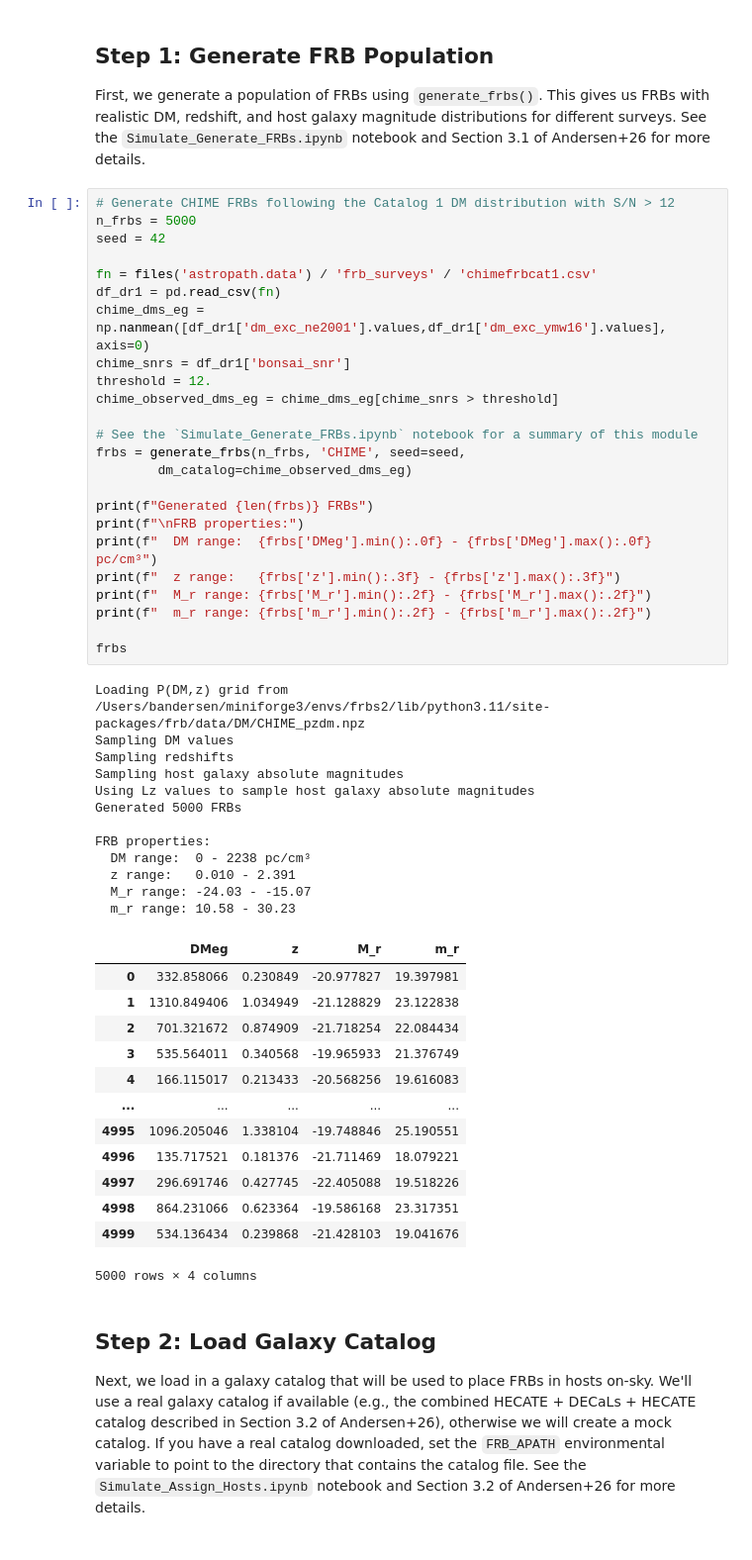
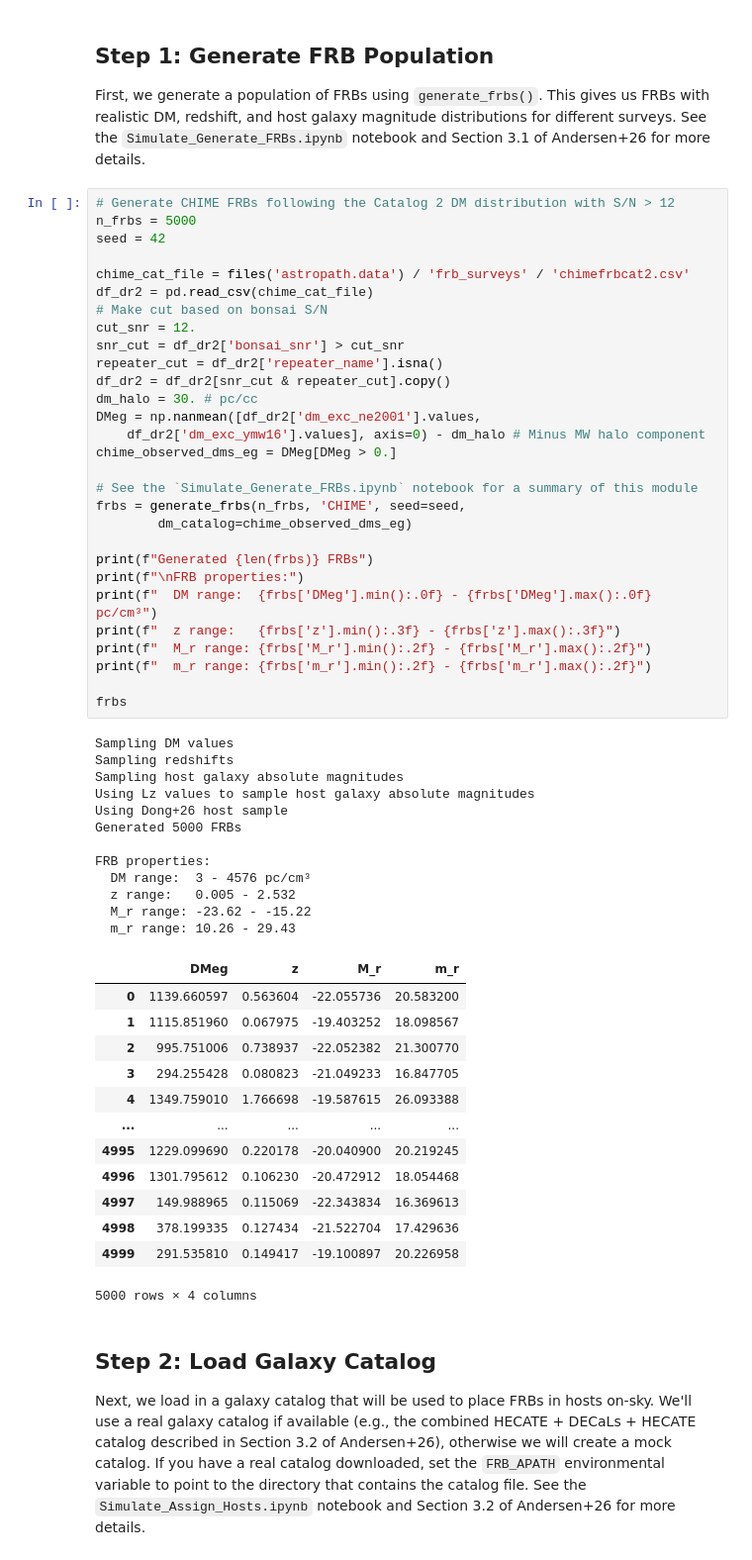
Before and after one commit to FRBs/astropath, a Jupyter notebook: docs/nb/Simulate_Run_PATH.ipynb, the cells around one changed output. Shown at 99% size. Cells and saved outputs as stored; diff of their text form.

```diff
--- a/docs/nb/Simulate_Run_PATH.ipynb
+++ b/docs/nb/Simulate_Run_PATH.ipynb
@@ -79,54 +81,59 @@ If you wish to use the halos modules, you need the Aemulus HMF emulator. Please
 
 First, we generate a population of FRBs using `generate_frbs()`. This gives us FRBs with realistic DM, redshift, and host galaxy magnitude distributions for different surveys. See the `Simulate_Generate_FRBs.ipynb` notebook and Section 3.1 of Andersen+26 for more details.
 # %%
-# Generate CHIME FRBs following the Catalog 1 DM distribution with S/N > 12
+# Generate CHIME FRBs following the Catalog 2 DM distribution with S/N > 12
 n_frbs = 5000
 seed = 42
 
-fn = files('astropath.data') / 'frb_surveys' / 'chimefrbcat1.csv'
-df_dr1 = pd.read_csv(fn)
-chime_dms_eg = np.nanmean([df_dr1['dm_exc_ne2001'].values,df_dr1['dm_exc_ymw16'].values], axis=0)
-chime_snrs = df_dr1['bonsai_snr']
-threshold = 12.
-chime_observed_dms_eg = chime_dms_eg[chime_snrs > threshold]
+chime_cat_file = files('astropath.data') / 'frb_surveys' / 'chimefrbcat2.csv'
+df_dr2 = pd.read_csv(chime_cat_file)
+# Make cut based on bonsai S/N
+cut_snr = 12.
+snr_cut = df_dr2['bonsai_snr'] > cut_snr
+repeater_cut = df_dr2['repeater_name'].isna()
+df_dr2 = df_dr2[snr_cut & repeater_cut].copy()
+dm_halo = 30. # pc/cc
+DMeg = np.nanmean([df_dr2['dm_exc_ne2001'].values,
+    df_dr2['dm_exc_ymw16'].values], axis=0) - dm_halo # Minus MW halo component
+chime_observed_dms_eg = DMeg[DMeg > 0.]
 
 # See the `Simulate_Generate_FRBs.ipynb` notebook for a summary of this module
 frbs = generate_frbs(n_frbs, 'CHIME', seed=seed,
         dm_catalog=chime_observed_dms_eg)
 
 print(f"Generated {len(frbs)} FRBs")
 print(f"\nFRB properties:")
 print(f"  DM range:  {frbs['DMeg'].min():.0f} - {frbs['DMeg'].max():.0f} pc/cm³")
 print(f"  z range:   {frbs['z'].min():.3f} - {frbs['z'].max():.3f}")
 print(f"  M_r range: {frbs['M_r'].min():.2f} - {frbs['M_r'].max():.2f}")
 print(f"  m_r range: {frbs['m_r'].min():.2f} - {frbs['m_r'].max():.2f}")
 
 frbs
 # %% [output]
-Loading P(DM,z) grid from /Users/bandersen/miniforge3/envs/frbs2/lib/python3.11/site-packages/frb/data/DM/CHIME_pzdm.npz
 Sampling DM values
 Sampling redshifts
 Sampling host galaxy absolute magnitudes
 Using Lz values to sample host galaxy absolute magnitudes
+Using Dong+26 host sample
 Generated 5000 FRBs
 
 FRB properties:
-  DM range:  0 - 2238 pc/cm³
-  z range:   0.010 - 2.391
-  M_r range: -24.03 - -15.07
-  m_r range: 10.58 - 30.23
+  DM range:  3 - 4576 pc/cm³
+  z range:   0.005 - 2.532
+  M_r range: -23.62 - -15.22
+  m_r range: 10.26 - 29.43
 |  | DMeg | z | M_r | m_r |
-| 0 | 332.858066 | 0.230849 | -20.977827 | 19.397981 |
-| 1 | 1310.849406 | 1.034949 | -21.128829 | 23.122838 |
-| 2 | 701.321672 | 0.874909 | -21.718254 | 22.084434 |
-| 3 | 535.564011 | 0.340568 | -19.965933 | 21.376749 |
-| 4 | 166.115017 | 0.213433 | -20.568256 | 19.616083 |
+| 0 | 1139.660597 | 0.563604 | -22.055736 | 20.583200 |
+| 1 | 1115.851960 | 0.067975 | -19.403252 | 18.098567 |
+| 2 | 995.751006 | 0.738937 | -22.052382 | 21.300770 |
+| 3 | 294.255428 | 0.080823 | -21.049233 | 16.847705 |
+| 4 | 1349.759010 | 1.766698 | -19.587615 | 26.093388 |
 | ... | ... | ... | ... | ... |
-| 4995 | 1096.205046 | 1.338104 | -19.748846 | 25.190551 |
-| 4996 | 135.717521 | 0.181376 | -21.711469 | 18.079221 |
-| 4997 | 296.691746 | 0.427745 | -22.405088 | 19.518226 |
-| 4998 | 864.231066 | 0.623364 | -19.586168 | 23.317351 |
-| 4999 | 534.136434 | 0.239868 | -21.428103 | 19.041676 |
+| 4995 | 1229.099690 | 0.220178 | -20.040900 | 20.219245 |
+| 4996 | 1301.795612 | 0.106230 | -20.472912 | 18.054468 |
+| 4997 | 149.988965 | 0.115069 | -22.343834 | 16.369613 |
+| 4998 | 378.199335 | 0.127434 | -21.522704 | 17.429636 |
+| 4999 | 291.535810 | 0.149417 | -19.100897 | 20.226958 |
 5000 rows × 4 columns
 # %% [markdown]
 ## Step 2: Load Galaxy Catalog
```
Also changed, not shown: parts of 19 cells of this notebook, 3 other files.
